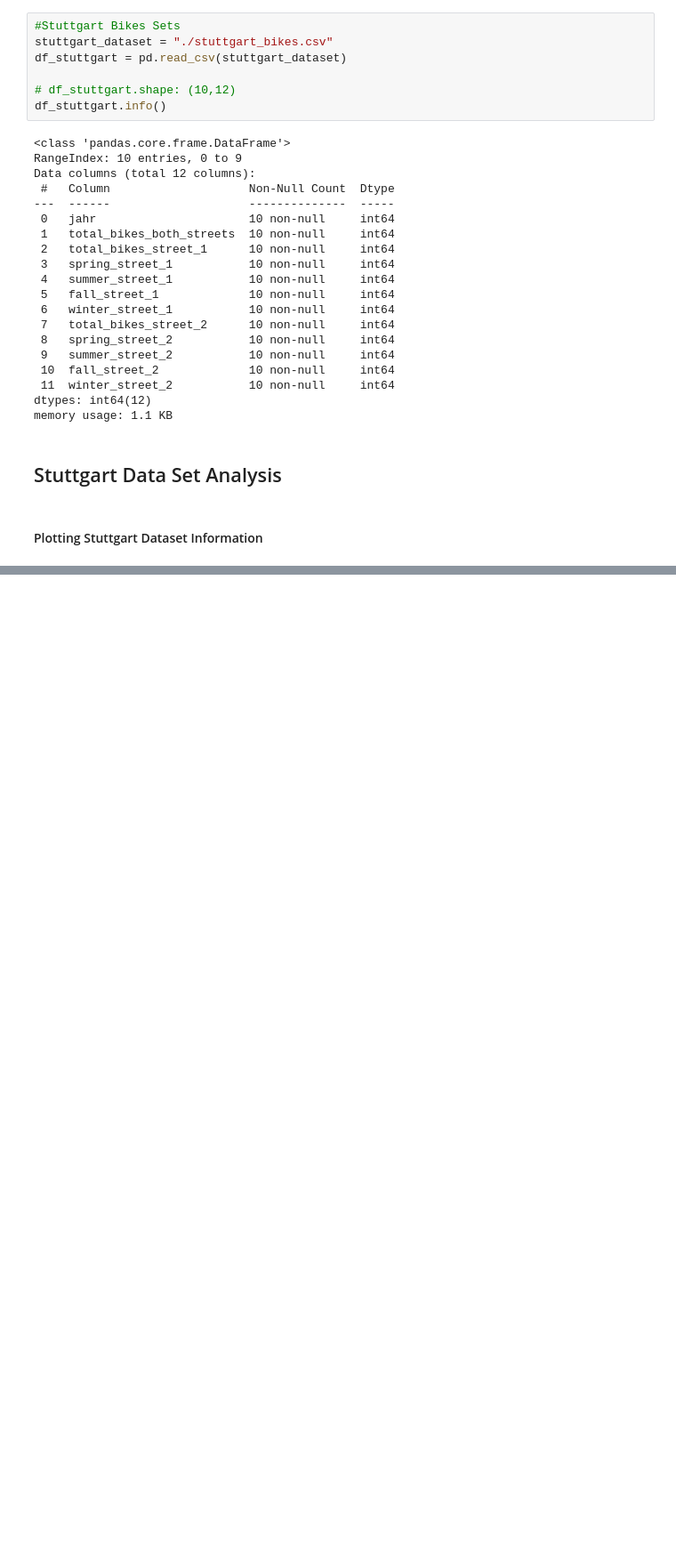
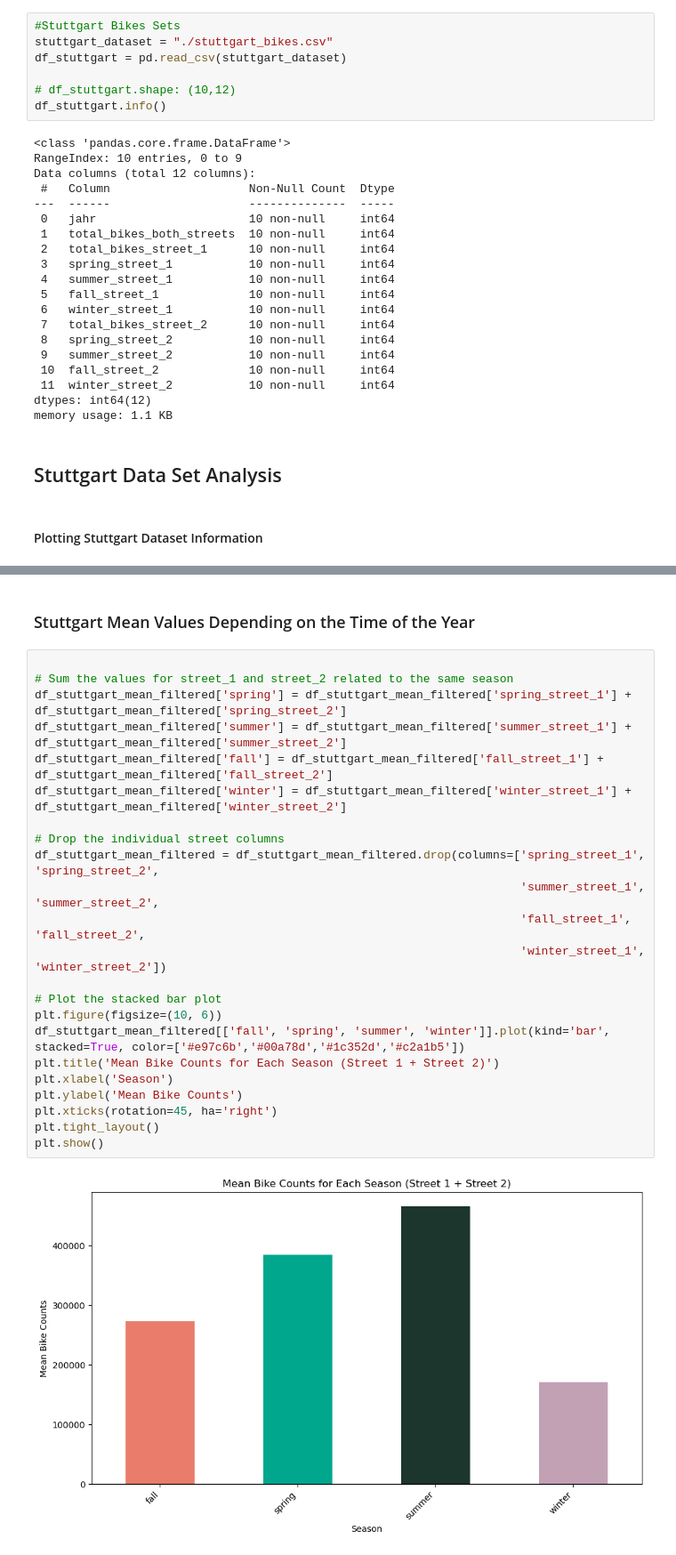
Before and after one commit to caropaezBSH/CaroPeThesis, a Jupyter notebook: Stuttgart_Notebook.ipynb, the cells around one changed output, grey strips where cells are left out. Shown at 89% size. Drawn from its saved outputs; the diff is of its cells as text; blank space fills up the shorter version.

```diff
--- a/Stuttgart_Notebook.ipynb
+++ b/Stuttgart_Notebook.ipynb
@@ -116,0 +164,27 @@ plt.show()
+# %% [markdown]
+### Stuttgart Mean Values Depending on the Time of the Year
+# %%
+
+# Sum the values for street_1 and street_2 related to the same season
+df_stuttgart_mean_filtered['spring'] = df_stuttgart_mean_filtered['spring_street_1'] + df_stuttgart_mean_filtered['spring_street_2']
+df_stuttgart_mean_filtered['summer'] = df_stuttgart_mean_filtered['summer_street_1'] + df_stuttgart_mean_filtered['summer_street_2']
+df_stuttgart_mean_filtered['fall'] = df_stuttgart_mean_filtered['fall_street_1'] + df_stuttgart_mean_filtered['fall_street_2']
+df_stuttgart_mean_filtered['winter'] = df_stuttgart_mean_filtered['winter_street_1'] + df_stuttgart_mean_filtered['winter_street_2']
+
+# Drop the individual street columns
+df_stuttgart_mean_filtered = df_stuttgart_mean_filtered.drop(columns=['spring_street_1', 'spring_street_2',
+                                                                      'summer_street_1', 'summer_street_2',
+                                                                      'fall_street_1', 'fall_street_2',
+                                                                      'winter_street_1', 'winter_street_2'])
+
+# Plot the stacked bar plot
+plt.figure(figsize=(10, 6))
+df_stuttgart_mean_filtered[['fall', 'spring', 'summer', 'winter']].plot(kind='bar', stacked=True, color=['#e97c6b','#00a78d','#1c352d','#c2a1b5'])
+plt.title('Mean Bike Counts for Each Season (Street 1 + Street 2)')
+plt.xlabel('Season')
+plt.ylabel('Mean Bike Counts')
+plt.xticks(rotation=45, ha='right')
+plt.tight_layout()
+plt.show()
+# %% [output]
+[figure, added]
```
Also changed, not shown: parts of 8 cells of this notebook.
